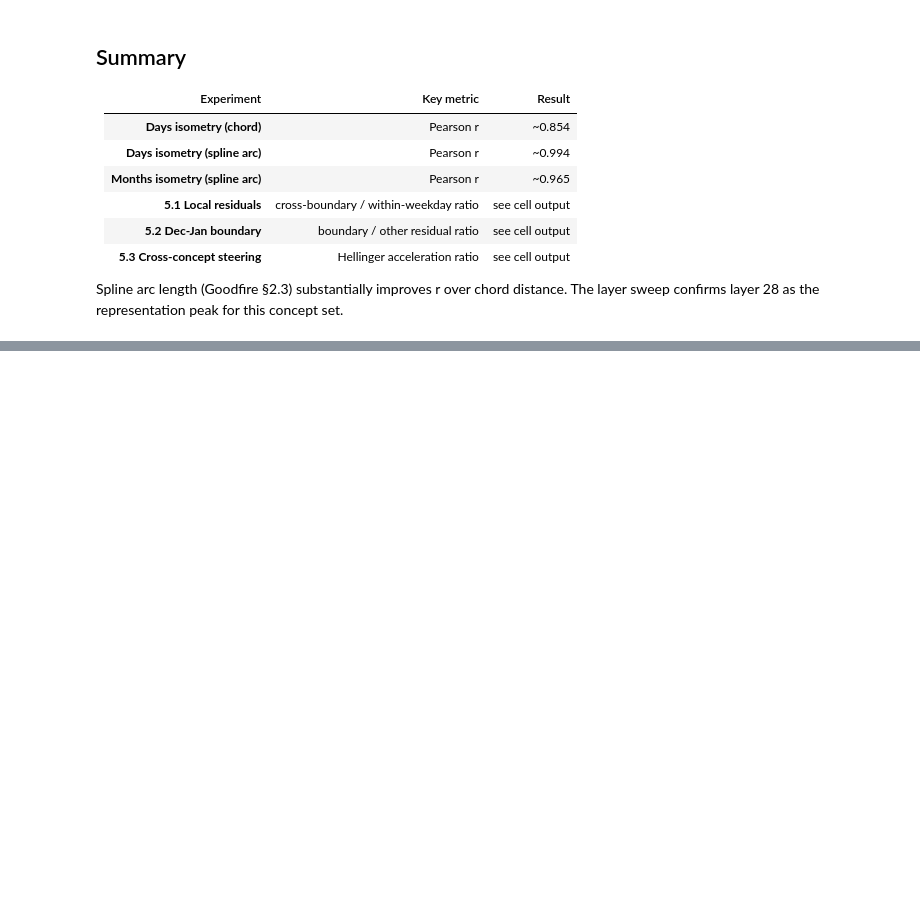
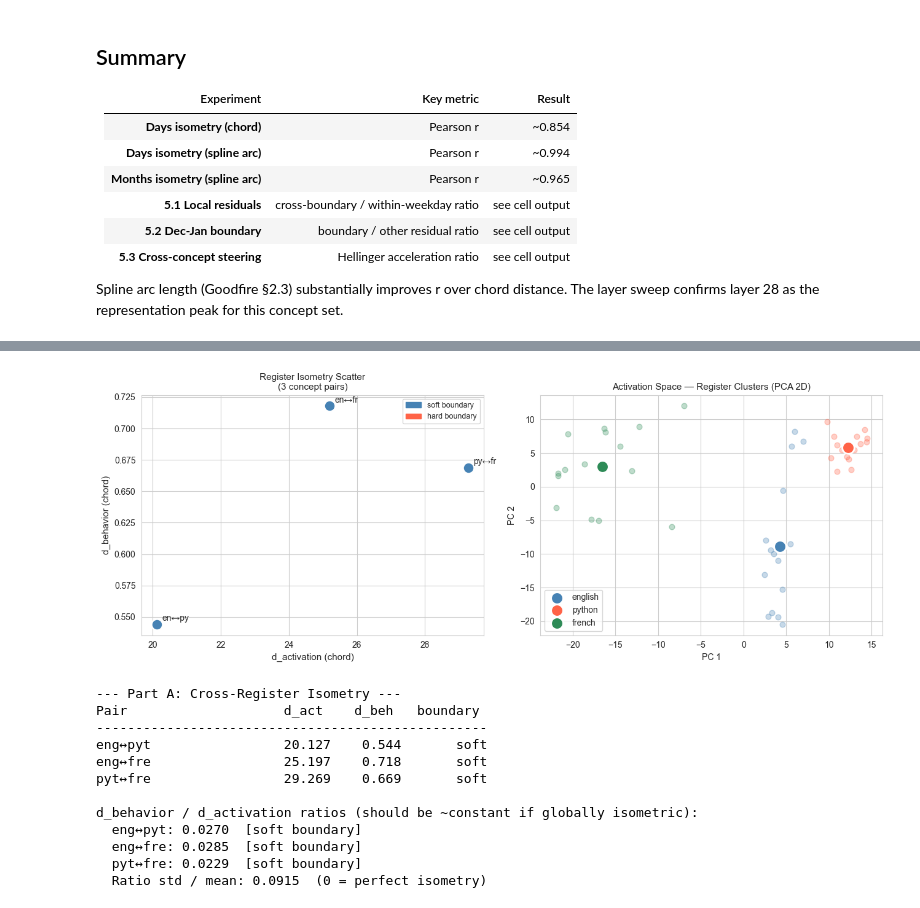
Before and after one commit to waylandzhang/manifold-steering-demo-n-critique, a Jupyter notebook: demo_llama.ipynb, the cells around one changed output, grey strips where cells are left out. Drawn from its saved outputs; the diff is of its cells as text; code cells hidden in the pictures; blank space fills up the shorter version.

Commit message:
feat: add language register crack test (Section 6); update README

```diff
--- a/demo_llama.ipynb
+++ b/demo_llama.ipynb
@@ -761,0 +889,75 @@ The layer sweep confirms layer 28 as the representation peak for this concept se
+# %%
+# Part A: Isometry across language registers
+# Only 3 concepts → 3 pairs; use chord distance (spline needs ≥4 points)
+reg_pairs     = list(combinations(range(len(REGISTERS)), 2))
+reg_pair_names = [(REGISTERS[i], REGISTERS[j]) for i, j in reg_pairs]
+
+reg_act_c_arr = np.array([reg_act_c_nd[r] for r in REGISTERS])
+reg_beh_c_arr = np.array([reg_beh_c_nd[r] for r in REGISTERS])
+
+d_reg_act = np.array([euclidean(reg_act_c_arr[i], reg_act_c_arr[j]) for i,j in reg_pairs])
+d_reg_beh = np.array([euclidean(reg_beh_c_arr[i], reg_beh_c_arr[j]) for i,j in reg_pairs])
+
+# Label pairs by boundary hardness
+HARD_PAIRS = {("english","python"), ("french","python")}
+pair_hardness = ["hard" if {n1,n2} in HARD_PAIRS else "soft"
+                 for n1,n2 in reg_pair_names]
+
+fig, axes = plt.subplots(1, 2, figsize=(13, 5))
+
+# Scatter
+ax = axes[0]
+colors_h = {"soft": "steelblue", "hard": "tomato"}
+for i, (d_a, d_b, (n1, n2), h) in enumerate(zip(d_reg_act, d_reg_beh, reg_pair_names, pair_hardness)):
+    ax.scatter(d_a, d_b, color=colors_h[h], s=160, zorder=3,
+               edgecolors="white", linewidths=1.5)
+    ax.annotate(f"{n1[:2]}↔{n2[:2]}", (d_a, d_b), textcoords="offset points",
+                xytext=(6, 4), fontsize=10)
+ax.set_xlabel("d_activation (chord)", fontsize=11)
+ax.set_ylabel("d_behavior (chord)", fontsize=11)
+ax.set_title("Register Isometry Scatter\n(3 concept pairs)", fontsize=11)
+from matplotlib.patches import Patch
+ax.legend(handles=[Patch(color=v, label=k+" boundary") for k,v in colors_h.items()], fontsize=9)
+
+# 2D scatter of concept clusters
+ax = axes[1]
+reg_colors = {"english": "steelblue", "python": "tomato", "french": "seagreen"}
+for reg in REGISTERS:
+    mask = reg_labels == reg
+    ax.scatter(reg_act_2d[mask, 0], reg_act_2d[mask, 1],
+               color=reg_colors[reg], alpha=0.3, s=40)
+    ax.scatter(*reg_act_c_2d[reg], color=reg_colors[reg], s=200, zorder=4,
+               edgecolors="white", linewidths=2, label=reg)
+ax.set_title("Activation Space — Register Clusters (PCA 2D)", fontsize=11)
+ax.set_xlabel("PC 1"); ax.set_ylabel("PC 2")
+ax.legend(fontsize=10)
+
+plt.tight_layout()
+plt.show()
+
+print("--- Part A: Cross-Register Isometry ---")
+print(f"{'Pair':<20} {'d_act':>8} {'d_beh':>8} {'boundary':>10}")
+print("-" * 50)
+for (n1,n2), da, db, h in zip(reg_pair_names, d_reg_act, d_reg_beh, pair_hardness):
+    print(f"{n1[:3]}↔{n2[:3]}{'':>14} {da:>8.3f} {db:>8.3f} {h:>10}")
+
+# Isometry ratio (d_beh / d_act) — should be ~constant if isometry holds
+ratios = d_reg_beh / d_reg_act
+print(f"\nd_behavior / d_activation ratios (should be ~constant if globally isometric):")
+for (n1,n2), r, h in zip(reg_pair_names, ratios, pair_hardness):
+    print(f"  {n1[:3]}↔{n2[:3]}: {r:.4f}  [{h} boundary]")
+print(f"  Ratio std / mean: {ratios.std()/ratios.mean():.4f}  (0 = perfect isometry)")
+# %% [output]
+[figure, added]
+--- Part A: Cross-Register Isometry ---
+Pair                    d_act    d_beh   boundary
+--------------------------------------------------
+eng↔pyt                 20.127    0.544       soft
+eng↔fre                 25.197    0.718       soft
+pyt↔fre                 29.269    0.669       soft
+
+d_behavior / d_activation ratios (should be ~constant if globally isometric):
+  eng↔pyt: 0.0270  [soft boundary]
+  eng↔fre: 0.0285  [soft boundary]
+  pyt↔fre: 0.0229  [soft boundary]
+  Ratio std / mean: 0.0915  (0 = perfect isometry)
```
Also changed, not shown: parts of 7 cells of this notebook, 2 other files.
